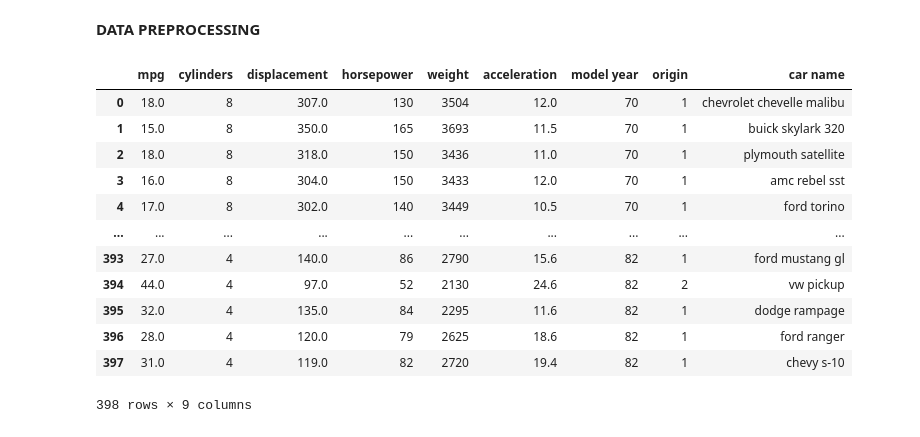
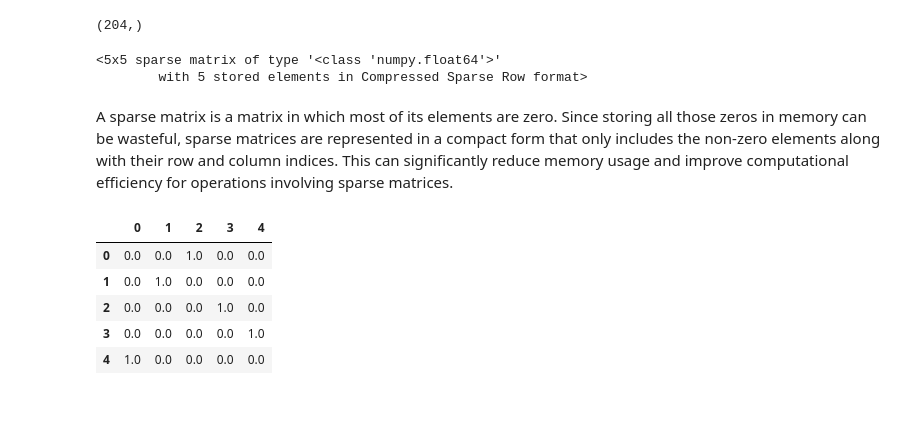
Before and after one commit to jahnavi-sri/ML-LAB, a Jupyter notebook: DATA_PREPROCESSING.ipynb, the cells around one changed output. Saved outputs shown, nothing was run; the diff lists cells and outputs as text; code cells hidden in the pictures.

```diff
--- a/DATA_PREPROCESSING.ipynb
+++ b/DATA_PREPROCESSING.ipynb
@@ -2,0 +100,4 @@
+# %%
+#creating a KNNImputer instace
+imputer = KNNImputer(n_neighbors=3)
+data2['Age'] = imputer.fit_transform(data['Age'].values.reshape(-1,1))
@@ -2,0 +158,5 @@
+# %%
+data_cabin = data2["Cabin"].dropna()
+data_cabin.shape
+# %% [output]
+(204,)
@@ -3,2 +165,24 @@
+# %%
+enc = OneHotEncoder()
+fin = enc.fit_transform(data_cabin[:5].values.reshape(-1,1))
+# %%
+fin
+# %% [output]
+<5x5 sparse matrix of type '<class 'numpy.float64'>'
+        with 5 stored elements in Compressed Sparse Row format>
+# %% [markdown]
+A sparse matrix is a matrix in which most of its elements are zero. Since storing all those zeros in memory can be wasteful, sparse matrices are represented in a compact form that only includes the non-zero elements along with their row and column indices. This can significantly reduce memory usage and improve computational efficiency for operations involving sparse matrices.
+# %%
+# enc = OneHotEncoder(sparse=False)
+fin = enc.fit_transform(data_cabin[:5].values.reshape(-1,1))
+# %%
+pd.DataFrame(fin)
+# %% [output]
+|  | 0 | 1 | 2 | 3 | 4 |
+| 0 | 0.0 | 0.0 | 1.0 | 0.0 | 0.0 |
+| 1 | 0.0 | 1.0 | 0.0 | 0.0 | 0.0 |
+| 2 | 0.0 | 0.0 | 0.0 | 1.0 | 0.0 |
+| 3 | 0.0 | 0.0 | 0.0 | 0.0 | 1.0 |
+| 4 | 1.0 | 0.0 | 0.0 | 0.0 | 0.0 |
 # %% [markdown]
-**DATA PREPROCESSING**
+#
@@ -8,18 +188,0 @@ import pandas as pd
-# %%
-
-data=pd.read_csv("auto_mpg1.csv")
-data
-# %% [output]
-|  | mpg | cylinders | displacement | horsepower | weight | acceleration | model year | origin | car name |
-| 0 | 18.0 | 8 | 307.0 | 130 | 3504 | 12.0 | 70 | 1 | chevrolet chevelle malibu |
-| 1 | 15.0 | 8 | 350.0 | 165 | 3693 | 11.5 | 70 | 1 | buick skylark 320 |
-| 2 | 18.0 | 8 | 318.0 | 150 | 3436 | 11.0 | 70 | 1 | plymouth satellite |
-| 3 | 16.0 | 8 | 304.0 | 150 | 3433 | 12.0 | 70 | 1 | amc rebel sst |
-| 4 | 17.0 | 8 | 302.0 | 140 | 3449 | 10.5 | 70 | 1 | ford torino |
-| ... | ... | ... | ... | ... | ... | ... | ... | ... | ... |
-| 393 | 27.0 | 4 | 140.0 | 86 | 2790 | 15.6 | 82 | 1 | ford mustang gl |
-| 394 | 44.0 | 4 | 97.0 | 52 | 2130 | 24.6 | 82 | 2 | vw pickup |
-| 395 | 32.0 | 4 | 135.0 | 84 | 2295 | 11.6 | 82 | 1 | dodge rampage |
-| 396 | 28.0 | 4 | 120.0 | 79 | 2625 | 18.6 | 82 | 1 | ford ranger |
-| 397 | 31.0 | 4 | 119.0 | 82 | 2720 | 19.4 | 82 | 1 | chevy s-10 |
-398 rows × 9 columns
```
Also changed, not shown: parts of 33 cells of this notebook.
